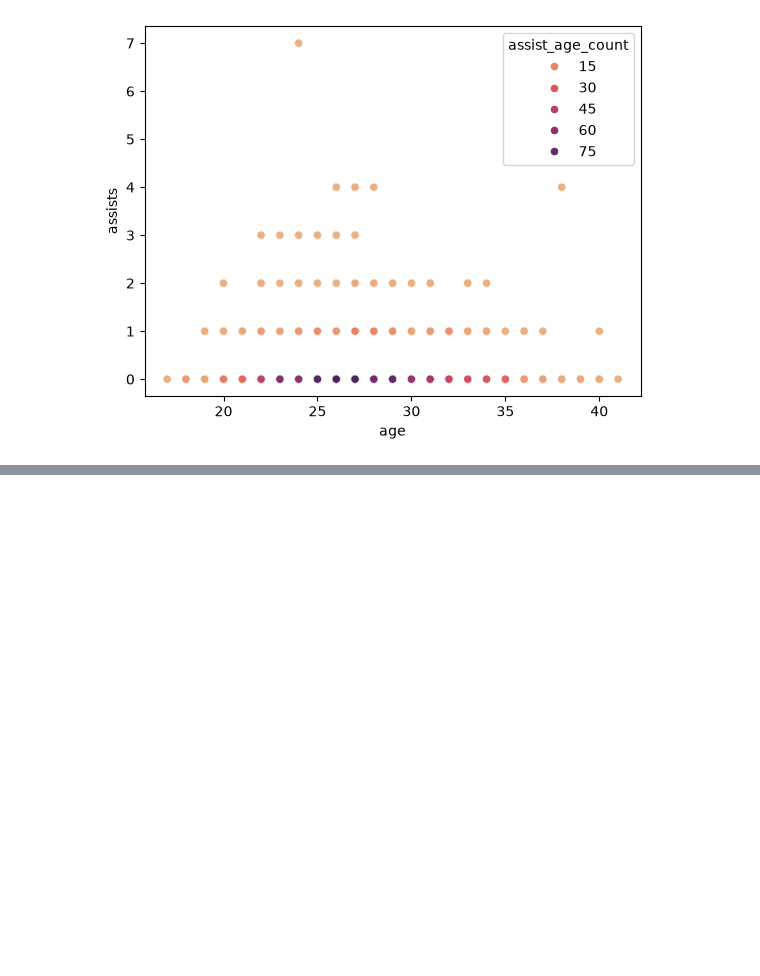
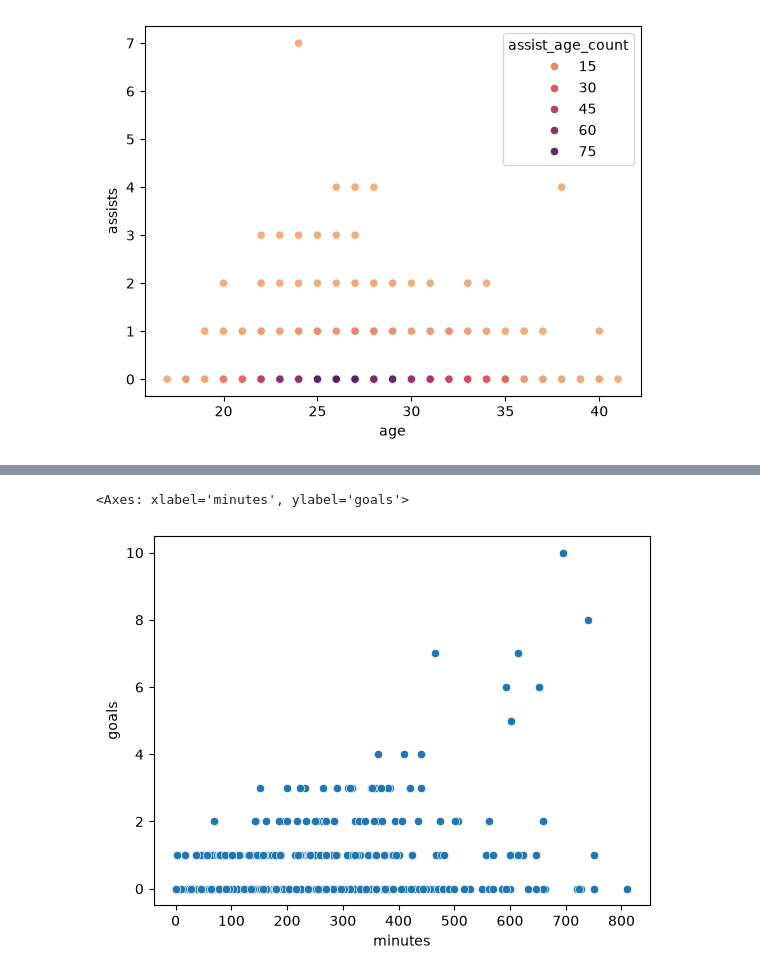
Before and after one commit to kacprinho/world-cup-EDA, a Jupyter notebook: notebooks/player-EDA.ipynb, the cells around one changed output, grey strips where cells are left out. Drawn from its saved outputs; the diff is of its cells as text; code cells hidden in the pictures; blank space fills up the shorter version.

```diff
--- a/notebooks/player-EDA.ipynb
+++ b/notebooks/player-EDA.ipynb
@@ -211,0 +217,8 @@ Both of the scatter plots show that the distribution of the age by goals/assists
+# %%
+#Plotting a scatter graph
+sns.scatterplot(data=data,
+                x=data.minutes,
+                y=data.goals)
+# %% [output]
+<Axes: xlabel='minutes', ylabel='goals'>
+[figure, added]
```
Also changed, not shown: parts of 4 cells of this notebook.
